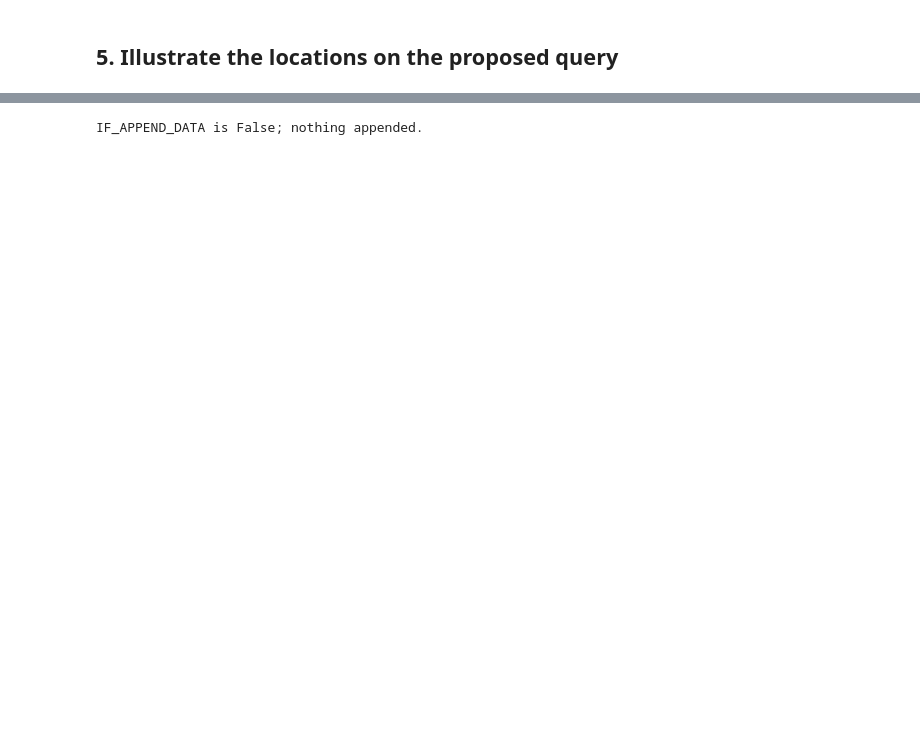
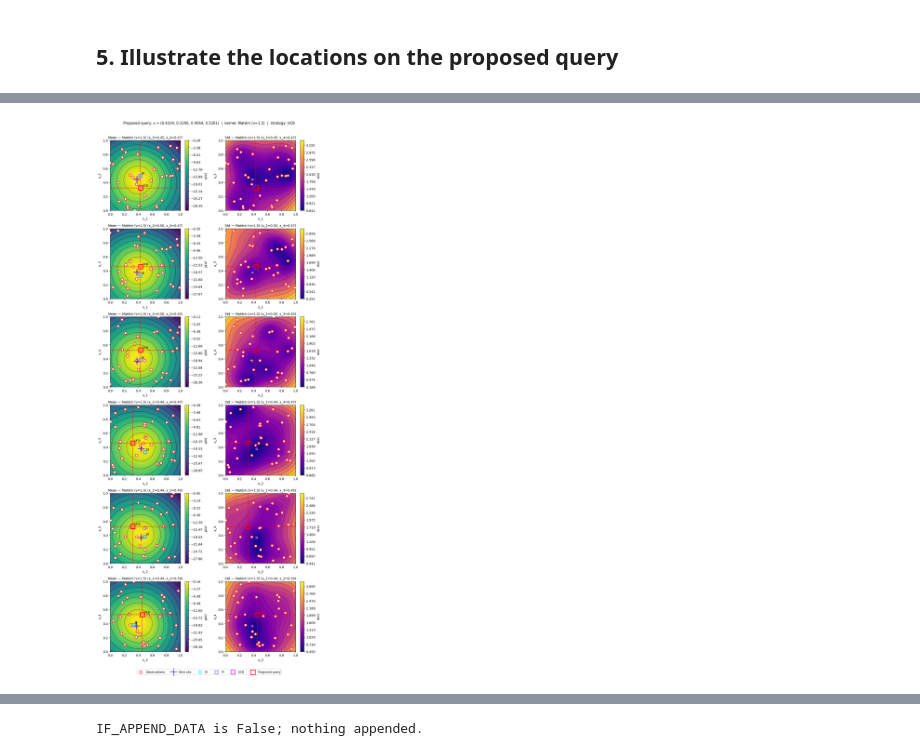
Before and after one commit to karefyllidis/black-box-optimization, a Jupyter notebook: notebooks/function_4_Warehouse-Logistics.ipynb, the cells around one changed output, grey strips where cells are left out. Saved outputs shown, nothing was run; the diff lists cells and outputs as text; code cells hidden in the pictures; blank space fills up the shorter version.

```diff
--- a/notebooks/function_4_Warehouse-Logistics.ipynb
+++ b/notebooks/function_4_Warehouse-Logistics.ipynb
@@ -443,2 +444,89 @@ Plot saved to /Users/nikolaskarefyllidis/Desktop/60_ML-AI/10 main optimization/1
+# %%
+try:
+    _ = next_x
+except NameError:
+    _ei = gaussian_ei(candidate_pts, best_gp_neg, y_opt=-y_best, xi=XI_EI_PI)
+    next_x = np.clip(np.asarray(candidate_pts[np.argmax(_ei)]).ravel(), 0.0, 0.999999)
+
+X_best_combined = np.array([x_best_EI, x_best_PI, x_best_UCB])
+labels_combined = ['EI', 'PI', 'UCB']
+colors_combined = plt.cm.cool(np.linspace(0, 1, len(X_best_combined)))
+markers_size = [50, 100, 150]
+next_x_plot = np.asarray(next_x).ravel()
+
+n_acq_slice = 50
+ug_acq = np.linspace(0, 1, n_acq_slice)
+Ug_acq, Vg_acq = np.meshgrid(ug_acq, ug_acq)
+med_acq = [np.median(X[:, k]) for k in range(4)]
+
+slices_acq = []
+for ia, ib, la, lb in pairs:
+    other = [k for k in range(4) if k not in (ia, ib)]
+    slice_pts = np.zeros((Ug_acq.size, 4))
+    slice_pts[:, ia] = Ug_acq.ravel()
+    slice_pts[:, ib] = Vg_acq.ravel()
+    for k in other:
+        slice_pts[:, k] = med_acq[k]
+    held = ", ".join(f"x_{k+1}={med_acq[k]:.2f}" for k in other)
+    slices_acq.append((slice_pts, ia, ib, la, lb, held))
+
+fig2, axes = plt.subplots(6, 2, figsize=(10, 24))
+for row, (slice_pts, ia, ib, la, lb, held) in enumerate(slices_acq):
+    mu_s, sig_s = best_gp.predict(slice_pts, return_std=True)
+    mu_s = mu_s.reshape(Ug_acq.shape); sig_s = sig_s.reshape(Ug_acq.shape)
+    ax_mu, ax_sig = axes[row, 0], axes[row, 1]
+
+    _mu_min, _mu_max = np.nanmin(mu_s), np.nanmax(mu_s)
+    if _mu_max <= _mu_min: _mu_max = _mu_min + 1e-10
+    lev_mu = np.linspace(_mu_min, _mu_max, CONTOURF_LEVELS)
+    cf1 = ax_mu.contourf(Ug_acq, Vg_acq, mu_s, levels=lev_mu, cmap="viridis")
+    ax_mu.contour(Ug_acq, Vg_acq, mu_s, levels=np.linspace(_mu_min, _mu_max, CONTOUR_LINE_LEVELS),
+                  colors="k", linewidths=CONTOUR_LINEWIDTH, alpha=CONTOUR_ALPHA, linestyles=CONTOUR_LINESTYLE)
+    fig2.colorbar(cf1, ax=ax_mu).set_label("μ(x)", fontsize=10)
+    ax_mu.scatter(X[:, ia], X[:, ib], c="white", s=60, edgecolors="r", zorder=5, linewidths=1.5, label="Observations")
+    ax_mu.scatter(best_x_so_far[ia], best_x_so_far[ib], s=500, marker="+", c="blue", linewidths=1.5, zorder=8, label="Best obs")
+    for pt, lbl, col, size in zip(X_best_combined, labels_combined, colors_combined, markers_size):
+        ax_mu.scatter(pt[ia], pt[ib], s=size, marker="s", c='none', edgecolors=[col], linewidths=2.0, alpha=0.95, zorder=10, label=lbl)
+        ax_mu.annotate(lbl, (pt[ia], pt[ib]), xytext=(5, 5), textcoords="offset points", fontsize=9, zorder=11)
+    ax_mu.scatter(next_x_plot[ia], next_x_plot[ib], facecolors="none", s=200, marker="s", edgecolors="red", linewidths=2, zorder=12, label="Proposed query")
+    ax_mu.axvline(next_x_plot[ia], color="r", linestyle="--", linewidth=1.5, alpha=0.9, zorder=6)
+    ax_mu.axhline(next_x_plot[ib], color="r", linestyle="--", linewidth=1.5, alpha=0.9, zorder=6)
+    ax_mu.set_xlabel(la, fontsize=10); ax_mu.set_ylabel(lb, fontsize=10)
+    ax_mu.set_title(f"Mean — {best_name} ({held})", fontsize=10)
+    ax_mu.set_aspect("equal"); ax_mu.set_xlim(0, 1); ax_mu.set_ylim(0, 1)
+
+    _sig_min, _sig_max = np.nanmin(sig_s), np.nanmax(sig_s)
+    if _sig_max <= _sig_min: _sig_max = _sig_min + 1e-10
+    lev_sig = np.linspace(_sig_min, _sig_max, CONTOURF_LEVELS)
+    cf2 = ax_sig.contourf(Ug_acq, Vg_acq, sig_s, levels=lev_sig, cmap="plasma")
+    ax_sig.contour(Ug_acq, Vg_acq, sig_s, levels=np.linspace(_sig_min, _sig_max, CONTOUR_LINE_LEVELS),
+                   colors="b", linewidths=CONTOUR_LINEWIDTH, alpha=CONTOUR_ALPHA, linestyles=CONTOUR_LINESTYLE)
+    fig2.colorbar(cf2, ax=ax_sig).set_label("σ(x)", fontsize=10)
+    ax_sig.scatter(X[:, ia], X[:, ib], c="white", s=60, edgecolors="r", zorder=5, linewidths=1.5)
+    ax_sig.scatter(best_x_so_far[ia], best_x_so_far[ib], s=500, marker="+", c="blue", linewidths=1.5, zorder=8)
+    ax_sig.scatter(next_x_plot[ia], next_x_plot[ib], facecolors="none", s=200, marker="s", edgecolors="red", linewidths=2, zorder=12)
+    ax_sig.axvline(next_x_plot[ia], color="r", linestyle="--", linewidth=1.5, alpha=0.9, zorder=6)
+    ax_sig.axhline(next_x_plot[ib], color="r", linestyle="--", linewidth=1.5, alpha=0.9, zorder=6)
+    ax_sig.set_xlabel(la, fontsize=10); ax_sig.set_ylabel(lb, fontsize=10)
+    ax_sig.set_title(f"Std — {best_name} ({held})", fontsize=10)
+    ax_sig.set_aspect("equal"); ax_sig.set_xlim(0, 1); ax_sig.set_ylim(0, 1)
+
+handles, lbls = axes[0, 0].get_legend_handles_labels()
+fig2.legend(handles, lbls, loc="lower center", bbox_to_anchor=(0.5, -0.02),
+            ncol=LEGEND_NCOL, fontsize=LEGEND_FONTSIZE, frameon=True, framealpha=LEGEND_FRAMEALPHA)
+_strat_label = ("ensemble — centroid" if (USE_ENSEMBLE and max_d >= AGREE_THRESHOLD)
+                else "ensemble — EI (agreed)" if USE_ENSEMBLE
+                else SOLO_STRATEGY)
+fmt_x = ", ".join(f"{v:.4f}" for v in next_x)
+fig2.tight_layout(rect=[0, 0, 1, 0.96])
+fig2.suptitle(f"Proposed query: x = ({fmt_x})  |  kernel: {best_name}  |  strategy: {_strat_label}", fontsize=11, y=0.98)
+
+if IF_SHOW_PLOT:
+    plt.show()
+if IF_EXPORT_PLOT:
+    out_dir = PLOT_EXPORT_DIR; out_dir.mkdir(parents=True, exist_ok=True)
+    fig2.savefig(out_dir / "function_4_acquisition_points_2d_pairs.png", dpi=150, bbox_inches="tight")
+# %% [output]
+[figure, added]
 # %%
 if IF_EXPORT_QUERIES:
```
Also changed, not shown: parts of 42 cells of this notebook, 1 other file.
